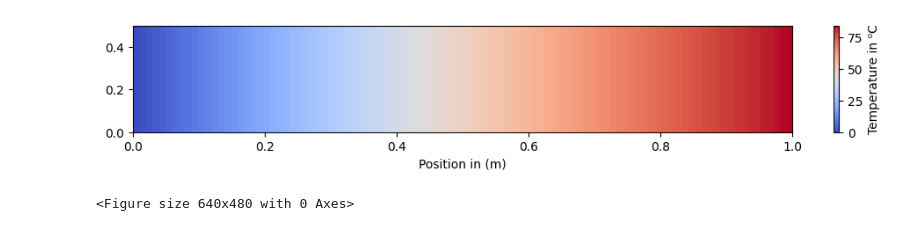
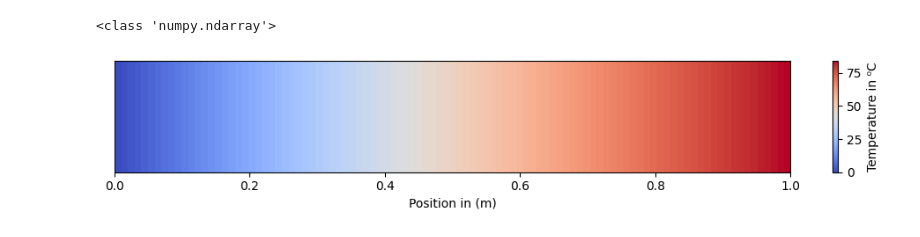
Before and after one commit to tharani2503/Mathematical-Modelling-of-Physical-Systems, a Jupyter notebook: 1D_Heat_Equation/1D_Heat_Equation.ipynb, the cells around one changed output. Drawn from its saved outputs; the diff is of its cells as text; code cells hidden in the pictures.

```diff
--- a/1D_Heat_Equation/1D_Heat_Equation.ipynb
+++ b/1D_Heat_Equation/1D_Heat_Equation.ipynb
@@ -1,33 +1,35 @@
 # %%
+## Import Libraries
 import numpy as np
 import matplotlib.pyplot as plt
 
 ## System Parameters
 L=1 # rod length
 delx=0.01 # element length
 deltt=0.01 # time step
 T=10 # Simulation time
 
 ## Space Discretization
 X=np.linspace(0,1,101)
-
+print(type(X))
 ## Initial Condition
 Temperature_initial=100*np.sin(X)
 temp_curr=Temperature_initial
-temp_next=[]
+#print(temp_curr[-1])
+temp_next=np.array([])
 Temperature=[]
 
 ## plot initial_condition
 fig,ax=plt.subplots(figsize=(10,2))
 extent=[0,1,0,0.5]
 img=ax.imshow(Temperature_initial[np.newaxis,:],cmap="coolwarm",aspect="auto",extent=extent)
 plt.xlabel("Position in (m)")
+plt.yticks([])
 plt.colorbar(img,ax=ax,label="Temperature in ⁰C")
 plt.tight_layout()
-plt.show()
 plt.savefig("Initial_Condition.png")
 # %% [output]
+<class 'numpy.ndarray'>
-[figure, old version]
+[figure, new version]
-<Figure size 640x480 with 0 Axes>
 # %%
 ## Solve the equation by Central Difference Method
```
Also changed, not shown: parts of 2 cells of this notebook, 2 other files.
